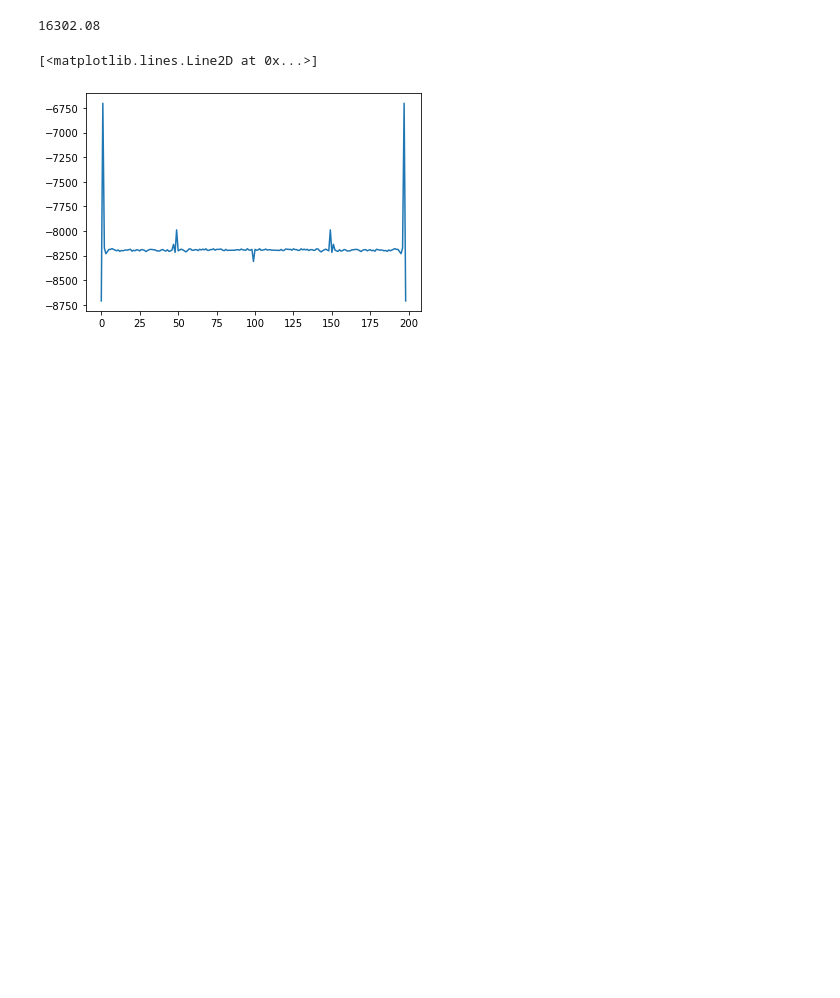
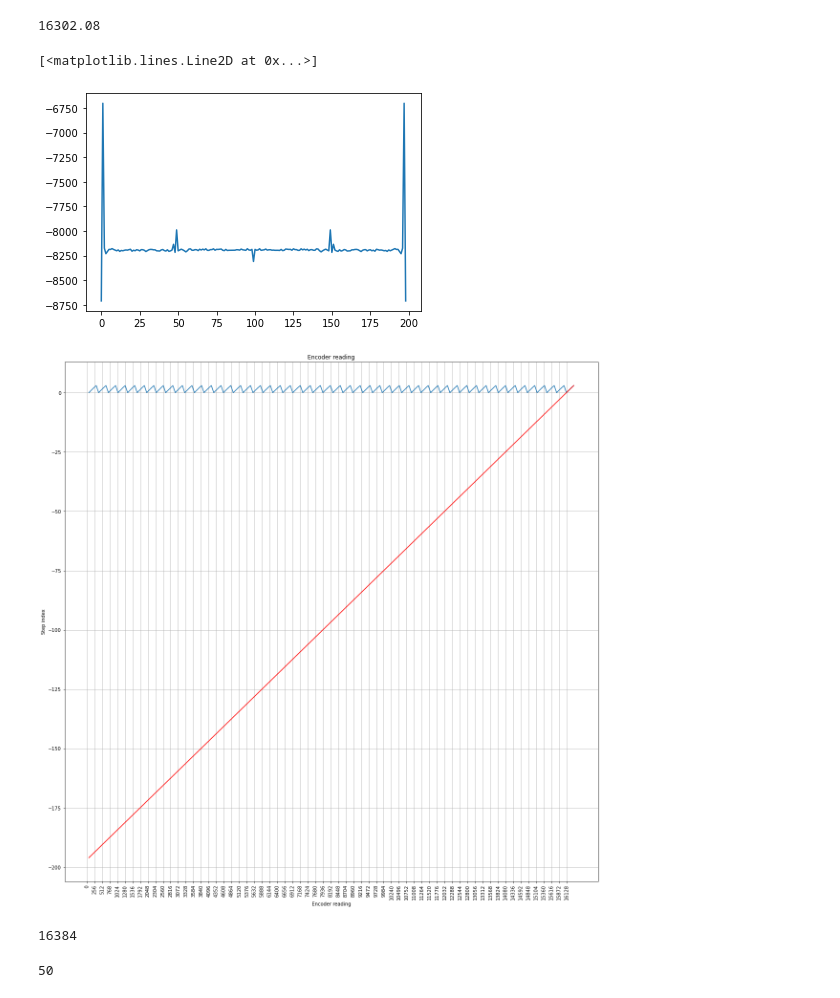
Before and after one commit to elliotwoods/MuscleMemory, a Jupyter notebook: Sketches/ESP-IDF Devices/calibration.ipynb, the cells around one changed output. Drawn from its saved outputs; the diff is of its cells as text; code cells hidden in the pictures; blank space fills up the shorter version.

```diff
--- a/Sketches/ESP-IDF Devices/calibration.ipynb
+++ b/Sketches/ESP-IDF Devices/calibration.ipynb
@@ -75,3 +69,46 @@ plt.plot(np.fft.fft(data)[1:])
 # %% [output]
 [<matplotlib.lines.Line2D at 0x...>]
 [figure]
+# %%
+fig = plt.figure(figsize=(20,20))
+
+ax = fig.add_subplot(1, 1, 1)
+plt.plot(data, np.arange(0, N) % 4)
+plt.xticks(rotation=90)
+plt.title("Encoder reading")
+plt.ylabel("Step index")
+plt.xlabel("Encoder reading")
+ax.set_xticks(np.arange(0, 1 << 14, 1 << 8))
+
+# The encoder value where each step starts
+step_start_data = data[0:N:4]
+steps_per_encoder = (360/1.8) / (1 << 14)
+
+def lookup_step(encoder_value):
+    for i in range(len(step_start_data)):
+        if i >= len(step_start_data) - 1:
+            return i, step_start_data[i]
+        if encoder_value >= step_start_data[i] and encoder_value < step_start_data[i + 1]:
+            return i, step_start_data[i]
+
+def encoder_to_step_index(encoder_value):
+    if encoder_value < step_start_data[0]:
+        # This is before the first recorded step. Offset by 360 degrees
+        encoder_value += 1 << 14
+
+    step_cycle_index, step_cycle_encoder_start_value = lookup_step(encoder_value)
+    return (encoder_value - step_cycle_encoder_start_value) * steps_per_encoder
+
+plt.plot(data, [encoder_to_step_index(x) for x in data], 'r')
+
+plt.grid(True)
+# %% [output]
+[figure, added]
+# %%
+1 << 14
+# %% [output]
+16384
+# %%
+len(step_start_data)
+# %% [output]
+50
```
Also changed, not shown: parts of 2 cells of this notebook, 10 other files.
